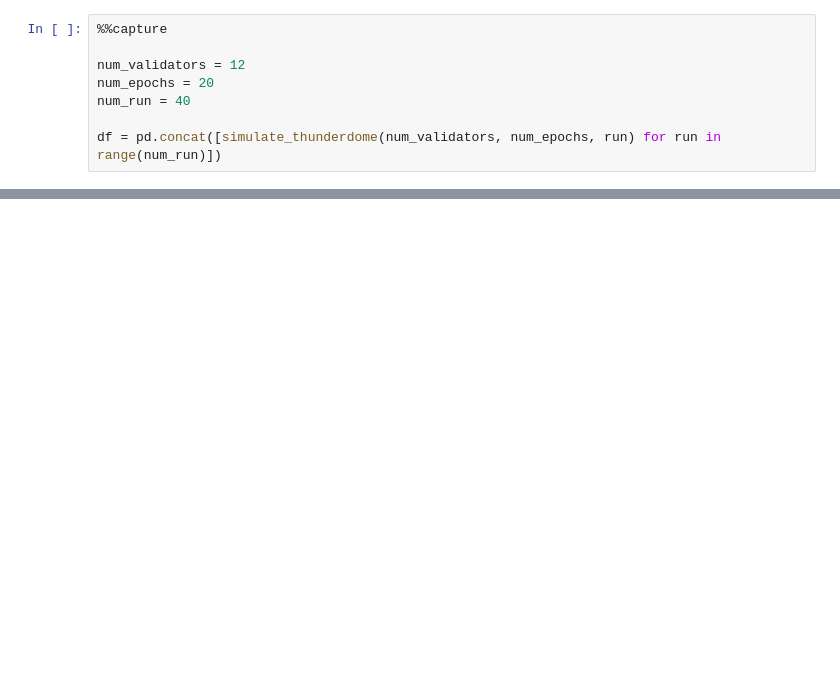
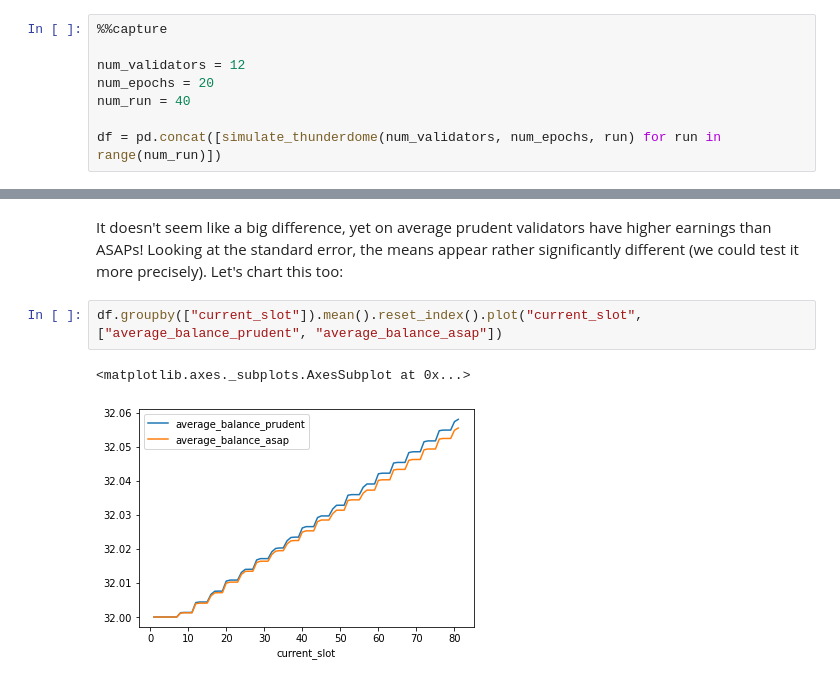
Before and after one commit to ethereum/rig, a Jupyter notebook: eth2economics/code/beaconrunner2050/minibr_thunderdome.ipynb, the cells around one changed output, grey strips where cells are left out. Saved outputs shown, nothing was run; the diff lists cells and outputs as text; blank space fills up the shorter version.

```diff
--- a/eth2economics/code/beaconrunner2050/minibr_thunderdome.ipynb
+++ b/eth2economics/code/beaconrunner2050/minibr_thunderdome.ipynb
@@ -245,0 +260,7 @@ df[df.current_slot == 81][['average_balance_prudent', 'average_balance_asap']].d
+# %% [markdown]
+It doesn't seem like a big difference, yet on average prudent validators have higher earnings than ASAPs! Looking at the standard error, the means appear rather significantly different (we could test it more precisely). Let's chart this too:
+# %%
+df.groupby(["current_slot"]).mean().reset_index().plot("current_slot", ["average_balance_prudent", "average_balance_asap"])
+# %% [output]
+<matplotlib.axes._subplots.AxesSubplot at 0x...>
+[figure, added]
```
Also changed, not shown: parts of 12 cells of this notebook, 2 other files.
